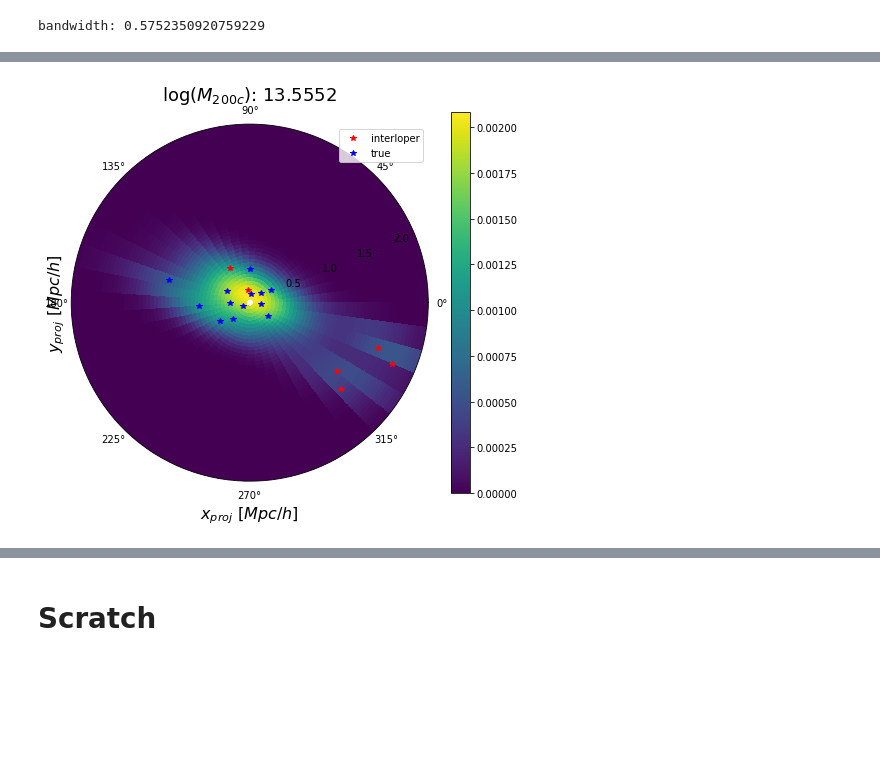
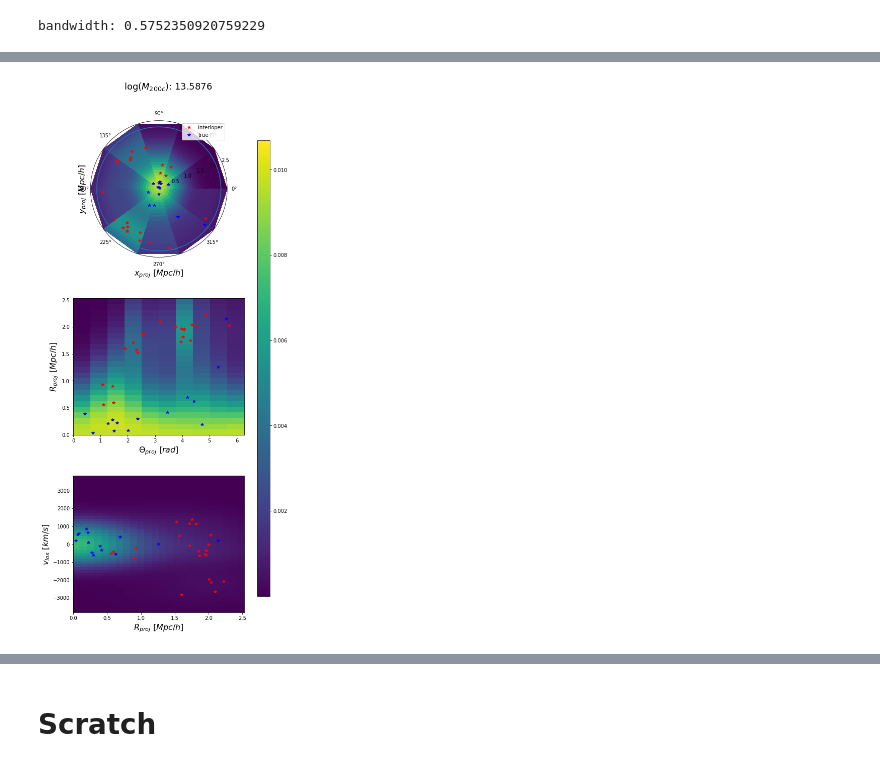
Before and after one commit to McWilliamsCenter/halo_cnn, a Jupyter notebook: notebooks/catalog.ipynb, the cells around one changed output, grey strips where cells are left out. Drawn from its saved outputs; the diff is of its cells as text; code cells hidden in the pictures; blank space fills up the shorter version.

```diff
--- a/notebooks/catalog.ipynb
+++ b/notebooks/catalog.ipynb
@@ -1150,16 +1217,12 @@ Text(0.5,0.92,'$\\log(M_{200c})$: 13.5807')
 # %%
 cat = contam_cat
 
-par = {'shape':(48,48,48)}
+par = {'shape':(48,24,10)}
 # %%
-mesh_pol = np.mgrid[cat.par['aperture']/(par['shape'][1]+1) : cat.par['aperture'] : par['shape'][1]*1j,
-                    0 : 2*np.pi : par['shape'][2]*1j
-                   ]
-
 
 mesh_cyl = np.mgrid[-cat.par['vcut'] : cat.par['vcut'] : par['shape'][0]*1j,
-                cat.par['aperture']/(par['shape'][1]+1) : cat.par['aperture'] : par['shape'][1]*1j,
-                0 : 2*np.pi : par['shape'][2]*1j
+                cat.par['aperture']/(2*par['shape'][1]): cat.par['aperture'] * (1+1./(2*par['shape'][1])): par['shape'][1]*1j,
+                np.pi/par['shape'][2] : 2*np.pi * (1 - 1./(2*par['shape'][2])) : par['shape'][2]*1j
                 ]
 
 sample_cyl = np.vstack([mesh_cyl[0].ravel(), mesh_cyl[1].ravel(), mesh_cyl[2].ravel()]) # Sample at fixed intervals. Used to sample pdfs
@@ -1170,6 +1233,15 @@ sample_cart = np.ndarray(shape=sample_cyl.shape)
 sample_cart[0,:] = sample_cyl[0,:]
 sample_cart[1,:] = sample_cyl[1,:] * np.cos(sample_cyl[2,:])
 sample_cart[2,:] = sample_cyl[1,:] * np.sin(sample_cyl[2,:])
+
+
+mesh_pol = np.mgrid[0 : cat.par['aperture']*(1 + 1./(par['shape'][2])) : (par['shape'][1]+1)*1j,
+                    0 : 2*np.pi : (par['shape'][2]+1)*1j
+                   ]
+
+mesh_2d = np.mgrid[0 : cat.par['aperture']*(1 + 1./(par['shape'][2])) : (par['shape'][1]+1)*1j,
+                   -cat.par['vcut']*(1+1/(2*par['shape'][0])) : cat.par['vcut']*(1+1/(2*par['shape'][0])) : (par['shape'][0]+1)*1j
+                  ]
 # %%
 def scott_bandwidth(N, d):
     return N**(-1./(d+4))
@@ -1190,7 +1262,7 @@ memb[2,:] = cat.gal[i]['yproj']
 
 memb_pol = np.ndarray(shape=memb.shape)
 memb_pol[0,:] = cat.gal[i]['vlos']
-memb_pol[1,:] = np.sqrt(cat.gal[i]['xproj']**2 + cat.gal[i]['yproj']**2)
+memb_pol[1,:] = cat.gal[i]['Rproj']
 memb_pol[2,:] = np.arctan2(cat.gal[i]['yproj'], cat.gal[i]['xproj'])
 
 memb_pol[2,:] = [i + 2*np.pi if i<0 else i for i in memb_pol[2,:]]
@@ -1204,24 +1276,71 @@ kdeval = np.reshape(kde(sample_cart).T, mesh_cyl[0].shape)
 # normalize input
 kdeval /= kdeval.sum()
 
+kdeval0 = np.sum(kdeval, axis=0)
+kdeval2 = np.sum(kdeval, axis=2)
 
-plt.figure(figsize=(8,7))
+vmax = max(kdeval0.max(),kdeval1.max(),kdeval2.max())
+vmin = min(kdeval0.min(),kdeval1.min(),kdeval2.min())
 
-plt.subplot(projection="polar")
-plt.pcolormesh(mesh_pol[1], mesh_pol[0],np.sum(kdeval, axis=0))
 
-plt.colorbar()
 
-plt.plot(memb_pol[2][cat.gal[i]['true_memb']!=1],
+f = plt.figure(figsize=[7,18])
+
+gs = mpl.gridspec.GridSpec(3,1,
+                           hspace=0.3
+                          )
+ax1 = f.add_subplot(gs[0,0], projection="polar")
+
+im = ax1.pcolormesh(mesh_pol[1], mesh_pol[0], kdeval0, vmin=vmin, vmax=vmax)
+
+ax1.plot(memb_pol[2][cat.gal[i]['true_memb']!=1],
          memb_pol[1][cat.gal[i]['true_memb']!=1],
          'r*',label='interloper')
-plt.plot(memb_pol[2][cat.gal[i]['true_memb']==1],
+ax1.plot(memb_pol[2][cat.gal[i]['true_memb']==1],
          memb_pol[1][cat.gal[i]['true_memb']==1],
          'b*',label='true')
 
-plt.title('$\log(M_{200c})$: ' + str(np.log10(cat.prop.loc[i,'M200c']))[0:7], fontsize=18)
-plt.xlabel('$x_{proj}\ [Mpc/h]$', fontsize=16)
-plt.ylabel('$y_{proj}\ [Mpc/h]$', fontsize=16)
+ax1.plot(np.linspace(0,2*np.pi,50), [cat.par['aperture']]*50)
 
-plt.legend()
+ax1.set_xlabel('$x_{proj}\ [Mpc/h]$', fontsize=16)
+ax1.set_ylabel('$y_{proj}\ [Mpc/h]$', fontsize=16)
+
+ax1.legend()
+
+
+ax2 = f.add_subplot(gs[1,0])
+ax2.pcolormesh(mesh_pol[1], mesh_pol[0], kdeval0, vmin=vmin, vmax=vmax)
+ax2.plot(memb_pol[2][cat.gal[i]['true_memb']!=1],
+         memb_pol[1][cat.gal[i]['true_memb']!=1],
+         'r*',label='interloper')
+ax2.plot(memb_pol[2][cat.gal[i]['true_memb']==1],
+         memb_pol[1][cat.gal[i]['true_memb']==1],
+         'b*',label='true')
+
+ax2.set_xlabel('$\Theta_{proj}\ [rad]$', fontsize=16)
+ax2.set_ylabel('$R_{proj}\ [Mpc/h]$', fontsize=16)
+
+
+ax3 = f.add_subplot(gs[2,0])
+ax3.pcolormesh(mesh_2d[0], mesh_2d[1], kdeval2.T, vmin=vmin, vmax=vmax)
+ax3.plot(memb_pol[1][cat.gal[i]['true_memb']!=1],
+         memb_pol[0][cat.gal[i]['true_memb']!=1],
+         'r*',label='interloper')
+ax3.plot(memb_pol[1][cat.gal[i]['true_memb']==1],
+         memb_pol[0][cat.gal[i]['true_memb']==1],
+         'b*',label='true')
+
+ax3.set_xlabel('$R_{proj}\ [Mpc/h]$', fontsize=16)
+ax3.set_ylabel('$v_{los}\ [km/s]$', fontsize=16)
+
+
+f.subplots_adjust(right=0.8)
+cbar_ax = f.add_axes([0.85, 0.15, 0.05, 0.7])
+f.colorbar(im, cax=cbar_ax)
+
+plt.suptitle('$\log(M_{200c})$: ' + str(np.log10(cat.prop.loc[i,'M200c']))[0:7],
+             fontsize=18, y=0.94
+            )
+
+plt.tight_layout()
 # %% [output]
@@ -1230 +1348 @@ plt.legend()
-[figure, old version]
+[figure, new version]
```
Also changed, not shown: parts of 28 cells of this notebook, 28 other files.
